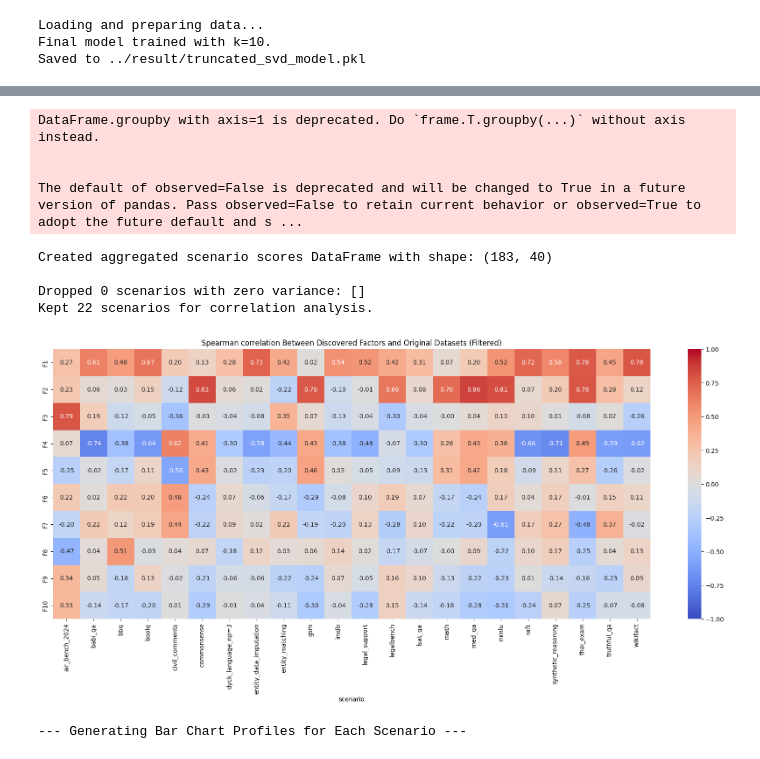
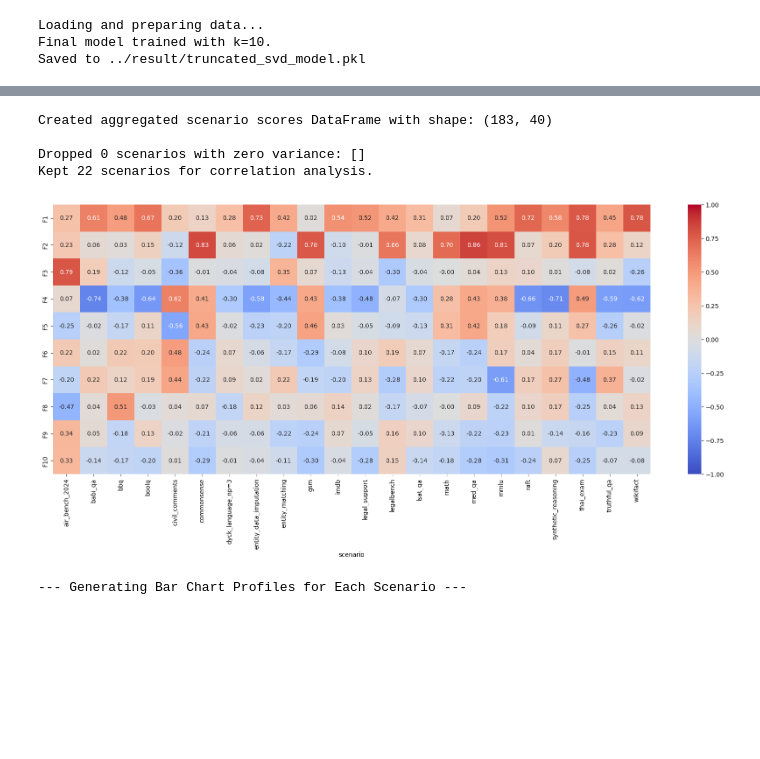
Before and after one commit to ronanhansel/reeval-multi, a Jupyter notebook: unsupervised_factor/item.ipynb, the cells around one changed output, grey strips where cells are left out. Saved outputs shown, nothing was run; the diff lists cells and outputs as text; code cells hidden in the pictures; blank space fills up the shorter version.

```diff
--- a/unsupervised_factor/item.ipynb
+++ b/unsupervised_factor/item.ipynb
@@ -409,42 +414,38 @@ print(f"Created aggregated scenario scores DataFrame with shape: {scenario_score
 std_devs = scenario_scores.std()
 
 # Find the scenarios where the scores actually vary (std > 0)
 scenarios_to_keep = std_devs[std_devs > 0].index
 scenarios_dropped = std_devs[std_devs == 0].index
 
 # Create a new DataFrame with only the valid scenarios
 scenario_scores_filtered = scenario_scores[scenarios_to_keep]
 
 print(f"\nDropped {len(scenarios_dropped)} scenarios with zero variance: {list(scenarios_dropped)}")
 print(f"Kept {len(scenarios_to_keep)} scenarios for correlation analysis.")
 
 
 # --- Step C: Combine ability scores and the FILTERED scenario scores ---
 combined_df = pd.concat([ability_df, scenario_scores_filtered], axis=1)
 
 
 # --- Step D: Calculate the full correlation matrix ---
 full_correlations = combined_df.corr(method='spearman')
 
 
 # --- Step E: Isolate and visualize the part we care about ---
 # We now use the filtered list of columns
 factor_scenario_corr = full_correlations.loc[ability_df.columns, scenario_scores_filtered.columns]
 
 plt.figure(figsize=(22, 8))
 sns.heatmap(factor_scenario_corr, annot=True, cmap='coolwarm', vmin=-1, vmax=1, fmt='.2f')
-plt.title('Spearman correlation Between Discovered Factors and Original Datasets (Filtered)')
+plt.savefig("../result/factor-scenario-correlations.png", dpi=300, bbox_inches='tight')
 plt.show()
 # %% [output]
-DataFrame.groupby with axis=1 is deprecated. Do `frame.T.groupby(...)` without axis instead.
+Created aggregated scenario scores DataFrame with shape: (183, 40)
 
-
-The default of observed=False is deprecated and will be changed to True in a future version of pandas. Pass observed=False to retain current behavior or observed=True to adopt the future default and s ...
+Dropped 0 scenarios with zero variance: []
+Kept 22 scenarios for correlation analysis.
-Created aggregated scenario scores DataFrame with shape: (183, 40)
-
-Dropped 0 scenarios with zero variance: []
-Kept 22 scenarios for correlation analysis.
-[figure, old version]
+[figure, new version]
 # %%
 import pandas as pd
 import numpy as np
```
Also changed, not shown: parts of 4 cells of this notebook, 3 other files.
